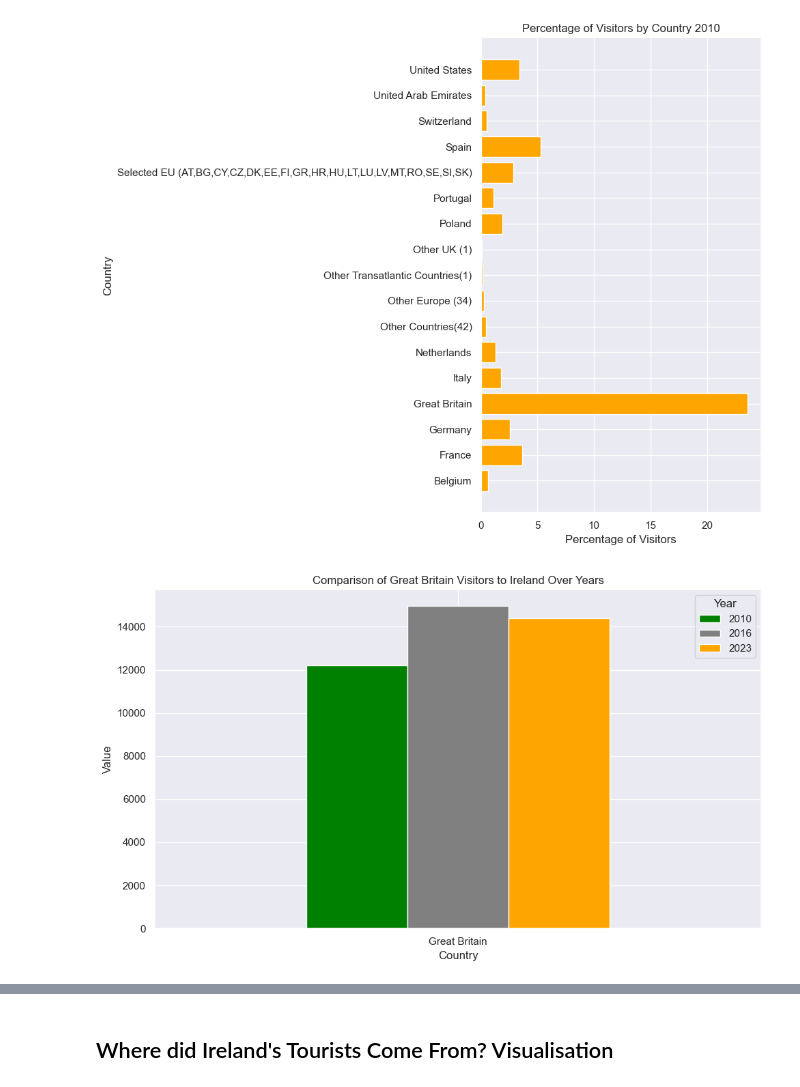
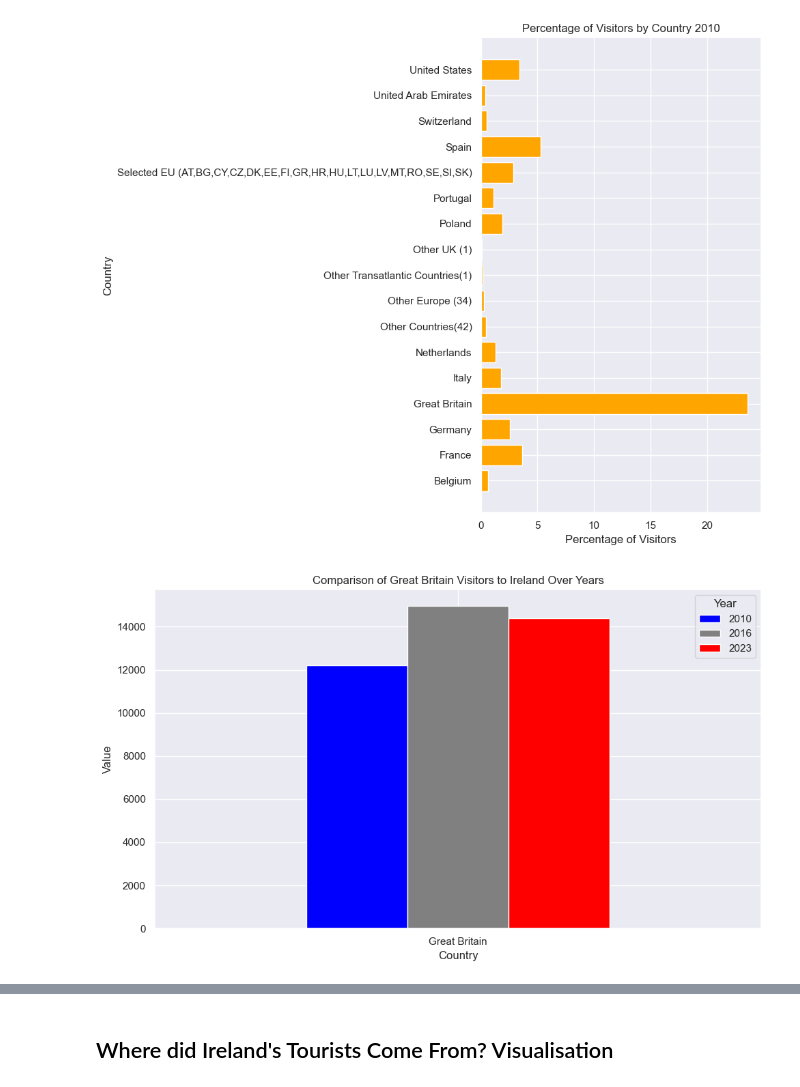
Before and after one commit to CoreyLouiseHughes/CA1_Tourism_CoreyHughes, a Jupyter notebook: Tourism_CA1.ipynb, the cells around one changed output, grey strips where cells are left out. Drawn from its saved outputs; the diff is of its cells as text; code cells hidden in the pictures.

```diff
--- a/Tourism_CA1.ipynb
+++ b/Tourism_CA1.ipynb
@@ -316,23 +316,23 @@ plt.show()
 # %%
 years = [2010, 2016, 2023]
 df_filtered = df[(df['Year'].isin(years)) & (df['Country'] == 'Great Britain')]
 
-colors = ['green', 'gray', 'orange']
+colors = ['blue', 'gray', 'red']
 
 # Group by 'Year' and sum the 'VALUE' column
 df_grouped = df_filtered.groupby(['Country', 'Year']).sum().reset_index()
 
 # Pivot the DataFrame to have years as columns and 'VALUE' as values
 pivot_df = df_grouped.pivot(index='Country', columns='Year', values='VALUE')
 
 # Plotting the bar plot
 pivot_df.plot(kind='bar', figsize=(10, 6),color=colors)
 plt.title('Comparison of Great Britain Visitors to Ireland Over Years')
 plt.xlabel('Country')
 plt.ylabel('Value')
 plt.xticks(rotation=0)
 plt.legend(title='Year')
 plt.tight_layout()
 plt.show()
 # %% [output]
-[figure, old version]
+[figure, new version]
```
Also changed, not shown: parts of 9 cells of this notebook.
